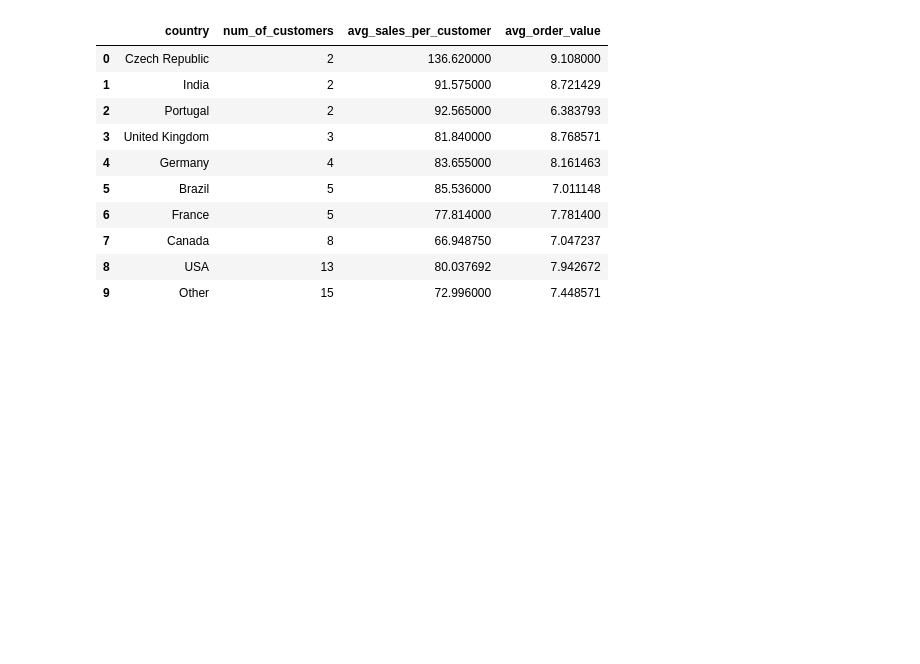
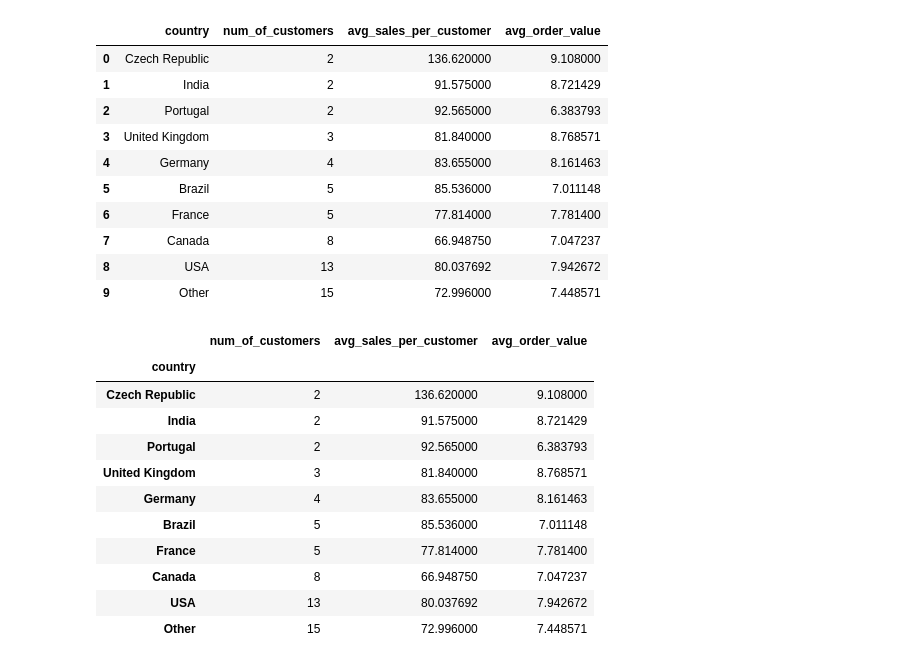
Before and after one commit to axiaosun/Chinook, a Jupyter notebook: chinook.ipynb, the cells around one changed output. Cells and saved outputs as stored; diff of their text form; code cells hidden in the pictures; blank space fills up the shorter version.

```diff
--- a/chinook.ipynb
+++ b/chinook.ipynb
@@ -223,0 +226,15 @@ run_query(q)
+# %%
+country_stats.set_index('country')
+# %% [output]
+|  | num_of_customers | avg_sales_per_customer | avg_order_value |
+| country |  |  |  |
+| Czech Republic | 2 | 136.620000 | 9.108000 |
+| India | 2 | 91.575000 | 8.721429 |
+| Portugal | 2 | 92.565000 | 6.383793 |
+| United Kingdom | 3 | 81.840000 | 8.768571 |
+| Germany | 4 | 83.655000 | 8.161463 |
+| Brazil | 5 | 85.536000 | 7.011148 |
+| France | 5 | 77.814000 | 7.781400 |
+| Canada | 8 | 66.948750 | 7.047237 |
+| USA | 13 | 80.037692 | 7.942672 |
+| Other | 15 | 72.996000 | 7.448571 |
```
Also changed, not shown: parts of 7 cells of this notebook.
